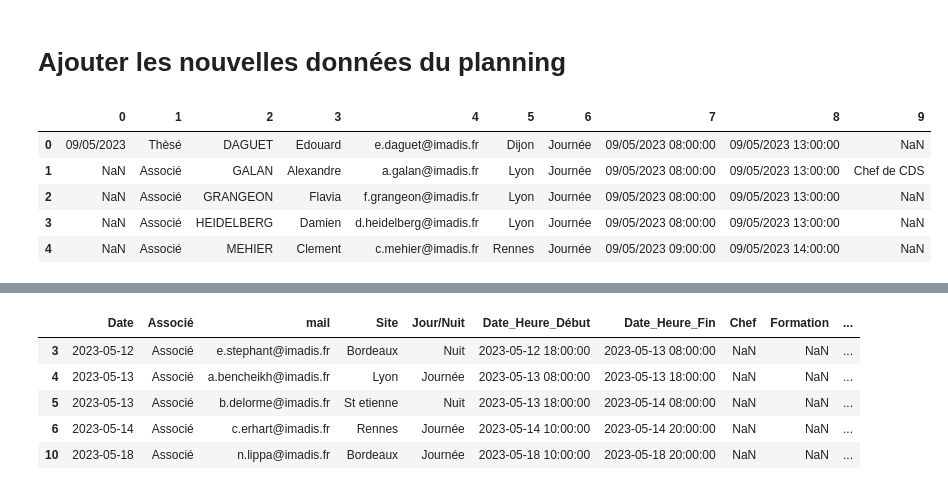
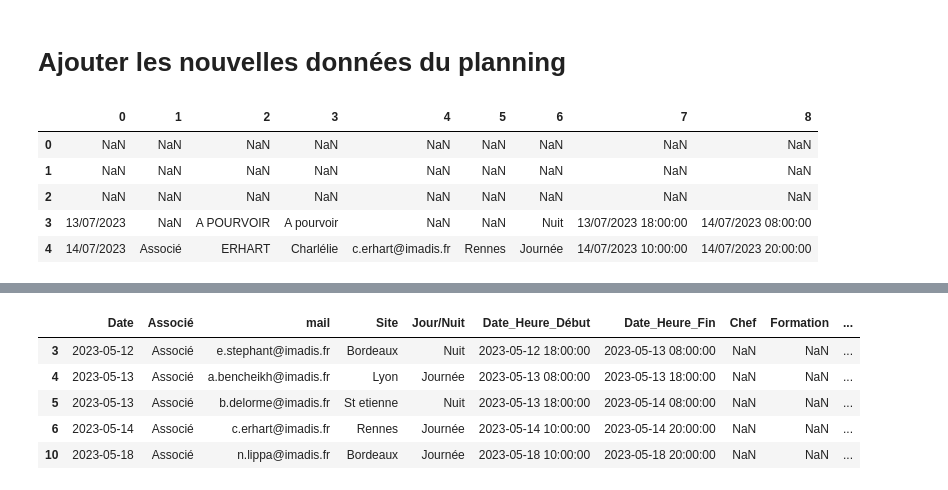
Before and after one commit to DeboraMandon/PoleMed_BDD, a Jupyter notebook: 3_New_data.ipynb, the cells around one changed output, grey strips where cells are left out. Saved outputs shown, nothing was run; the diff lists cells and outputs as text; code cells hidden in the pictures.

```diff
--- a/3_New_data.ipynb
+++ b/3_New_data.ipynb
@@ -16,14 +16,14 @@ df3=pd.read_csv('C:/Users/'+username+'/Imadis Téléradiologie/INTRANET - IMADIS
 df4=pd.read_csv('C:/Users/'+username+'/Imadis Téléradiologie/INTRANET - IMADIS/QUALITE/7- RHM/15 - DMA/GitHub/data/df_art.csv')
 df5=pd.read_csv('C:/Users/'+username+'/Imadis Téléradiologie/INTRANET - IMADIS/QUALITE/7- RHM/15 - DMA/GitHub/data/df_pds.csv')
 # %%
-df2.head()
+df1.head()
 # %% [output]
-|  | 0 | 1 | 2 | 3 | 4 | 5 | 6 | 7 | 8 | 9 |
-| 0 | 09/05/2023 | Thèsé | DAGUET | Edouard | e.daguet@imadis.fr | Dijon | Journée | 09/05/2023 08:00:00 | 09/05/2023 13:00:00 | NaN |
-| 1 | NaN | Associé | GALAN | Alexandre | a.galan@imadis.fr | Lyon | Journée | 09/05/2023 08:00:00 | 09/05/2023 13:00:00 | Chef de CDS |
-| 2 | NaN | Associé | GRANGEON | Flavia | f.grangeon@imadis.fr | Lyon | Journée | 09/05/2023 08:00:00 | 09/05/2023 13:00:00 | NaN |
-| 3 | NaN | Associé | HEIDELBERG | Damien | d.heidelberg@imadis.fr | Lyon | Journée | 09/05/2023 08:00:00 | 09/05/2023 13:00:00 | NaN |
-| 4 | NaN | Associé | MEHIER | Clement | c.mehier@imadis.fr | Rennes | Journée | 09/05/2023 09:00:00 | 09/05/2023 14:00:00 | NaN |
+|  | 0 | 1 | 2 | 3 | 4 | 5 | 6 | 7 | 8 |
+| 0 | NaN | NaN | NaN | NaN | NaN | NaN | NaN | NaN | NaN |
+| 1 | NaN | NaN | NaN | NaN | NaN | NaN | NaN | NaN | NaN |
+| 2 | NaN | NaN | NaN | NaN | NaN | NaN | NaN | NaN | NaN |
+| 3 | 13/07/2023 | NaN | A POURVOIR | A pourvoir | NaN | NaN | Nuit | 13/07/2023 18:00:00 | 14/07/2023 08:00:00 |
+| 4 | 14/07/2023 | Associé | ERHART | Charlélie | c.erhart@imadis.fr | Rennes | Journée | 14/07/2023 10:00:00 | 14/07/2023 20:00:00 |
 # %%
 correspondance_colonnes = {'0' : 'Date',
                           '1': 'Associé',
```
Also changed, not shown: parts of 1 cell of this notebook.
